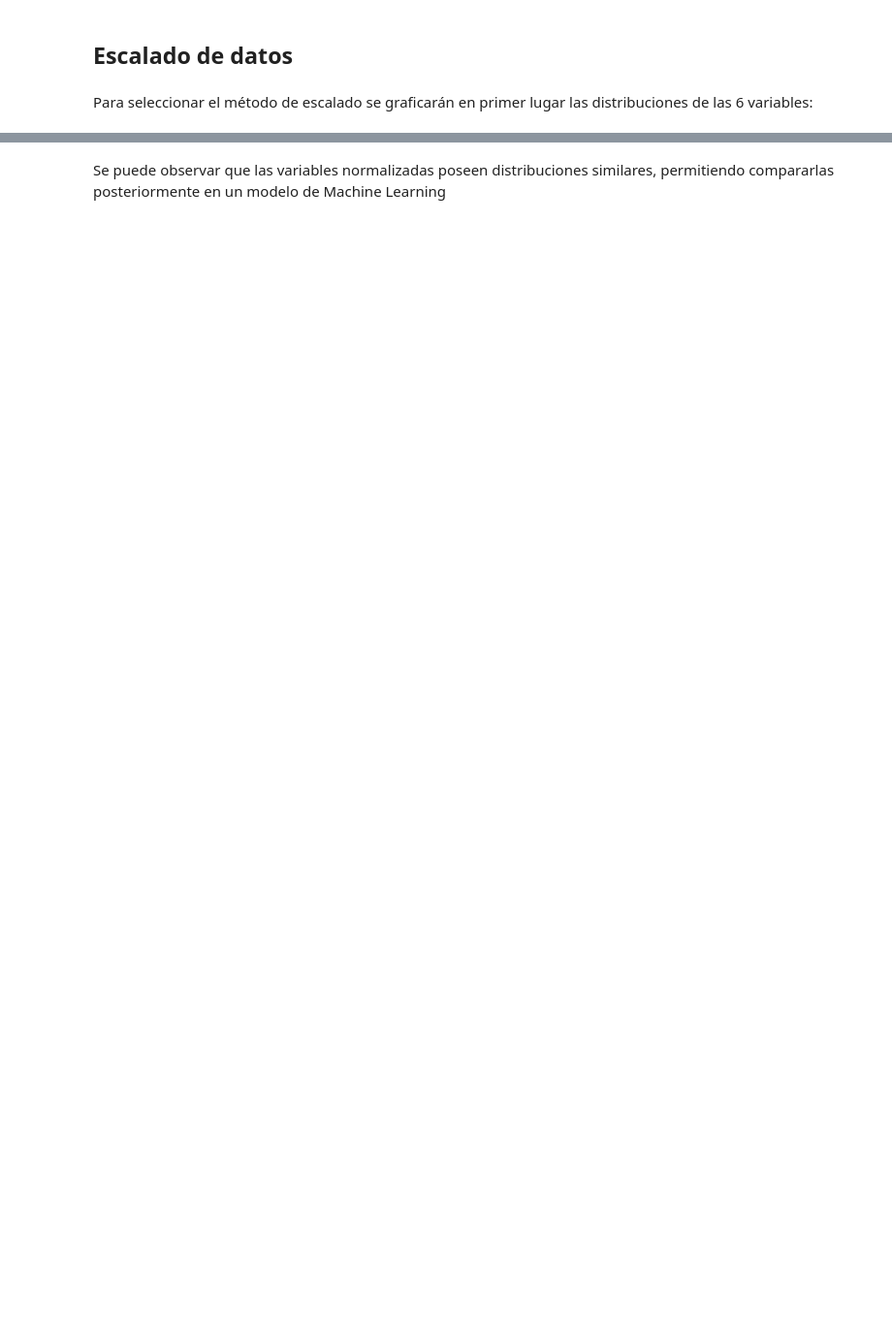
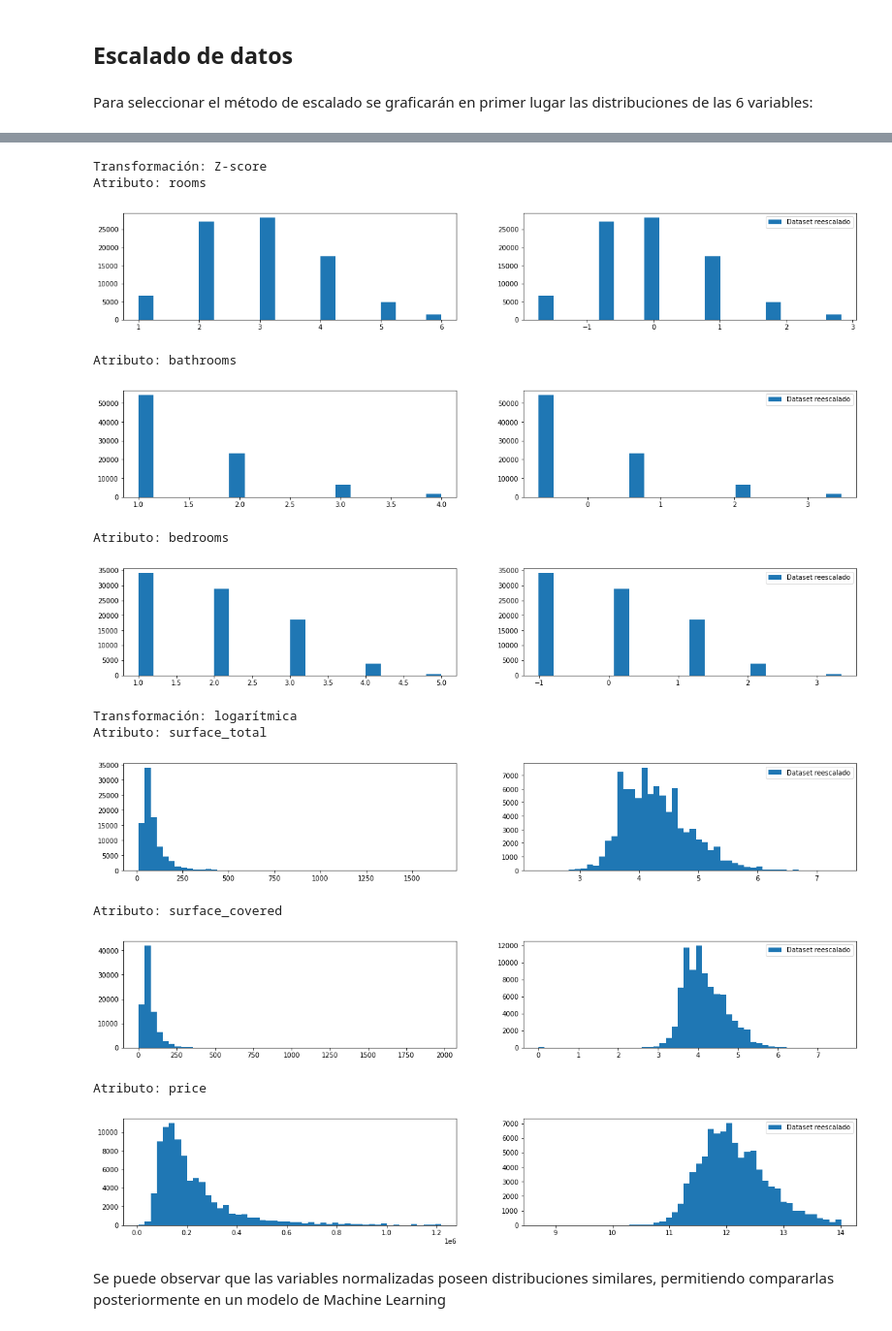
Before and after one commit to gpozzi/machine-learning, a Jupyter notebook: DSProyecto02.ipynb, the cells around one changed output, grey strips where cells are left out. Shown at 97% size. Cells and saved outputs as stored; diff of their text form; code cells hidden in the pictures; blank space fills up the shorter version.

```diff
--- a/DSProyecto02.ipynb
+++ b/DSProyecto02.ipynb
@@ -394,6 +451,6 @@ Se puede observar en los gráficos de superficie que, debido a la imputación ap
 # %%
 from sklearn.preprocessing import scale
-dataset_transformado = properati_encoded_imputado.copy()
+dataset_transformado = properatiSinOutliers.copy()
 
 # Transformación Z-Score
 
@@ -402,40 +459,54 @@ print('Transformación: Z-score')
 
 for i,columna in enumerate(atributos):
     atributo = atributos[i]
-    print(f'Columna: {atributo}')
+    print(f'Atributo: {atributo}')
 
     valor_medio = dataset_transformado[atributo].mean()
     std = dataset_transformado[atributo].std()
     dataset_transformado[atributo] = (dataset_transformado[atributo] - valor_medio)/std
     fig, [ax, ax1] = plt.subplots(nrows = 1,ncols = 2,figsize=(20,3))
-    ax.hist(properatiSinOutliers[atributo],label = 'Dataset reescalado',bins=40)
-    ax1.hist(dataset_transformado[atributo],label = 'Dataset sin transformar',bins=40)
+    ax.hist(properatiSinOutliers[atributo],label = 'Dataset sin transformar',bins=20)
+    ax1.hist(dataset_transformado[atributo],label = 'Dataset reescalado',bins=20)
     plt.legend()
     plt.show()
 
 
 # Transformación logarítmica
 
 atributos = ['surface_total', 'surface_covered','price']
 print('Transformación: logarítmica')
 for i,columna in enumerate(atributos):
     atributo = atributos[i]
-    print(f'Columna: {atributo}')
+    print(f'Atributo: {atributo}')
 
     # Aplico transformación logarítmica
     dataset_transformado[atributo] = np.log(dataset_transformado[atributo])
 
     # Normalizo los datos reescalados
     #dataset_transformado[atributo] = (dataset_transformado[atributo]-dataset_transformado[atributo].mean())/dataset_transformado[atributo].std()
 
-
     fig, [ax, ax1] = plt.subplots(nrows = 1,ncols = 2,figsize=(20,3))
 
-    ax.hist(properatiSinOutliers[atributo],label = 'Dataset reescalado',bins=100)
-    ax1.hist(dataset_transformado[atributo],label = 'Dataset transformado',bins=100)
+    ax.hist(properatiSinOutliers[atributo],label = 'Dataset sin transformar',bins=50)
+    ax1.hist(dataset_transformado[atributo],label = 'Dataset reescalado',bins=50)
 
     plt.legend()
     plt.show()
+# %% [output]
+Transformación: Z-score
+Atributo: rooms
+[figure, added]
+Atributo: bathrooms
+[figure, added]
+Atributo: bedrooms
+[figure, added]
+Transformación: logarítmica
+Atributo: surface_total
+[figure, added]
+Atributo: surface_covered
+[figure, added]
+Atributo: price
+[figure, added]
 # %% [markdown]
 Se puede observar que las variables normalizadas poseen distribuciones similares, permitiendo compararlas posteriormente en un modelo de Machine Learning
 # %%
```
Also changed, not shown: parts of 38 cells of this notebook.
